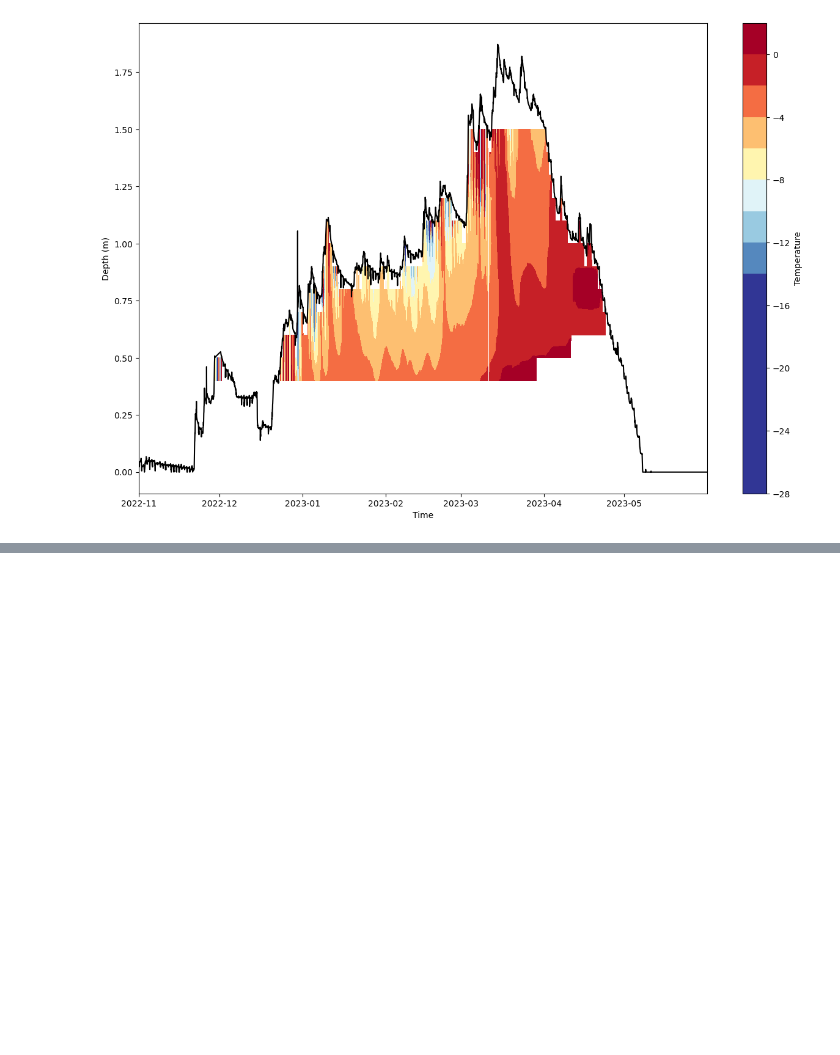
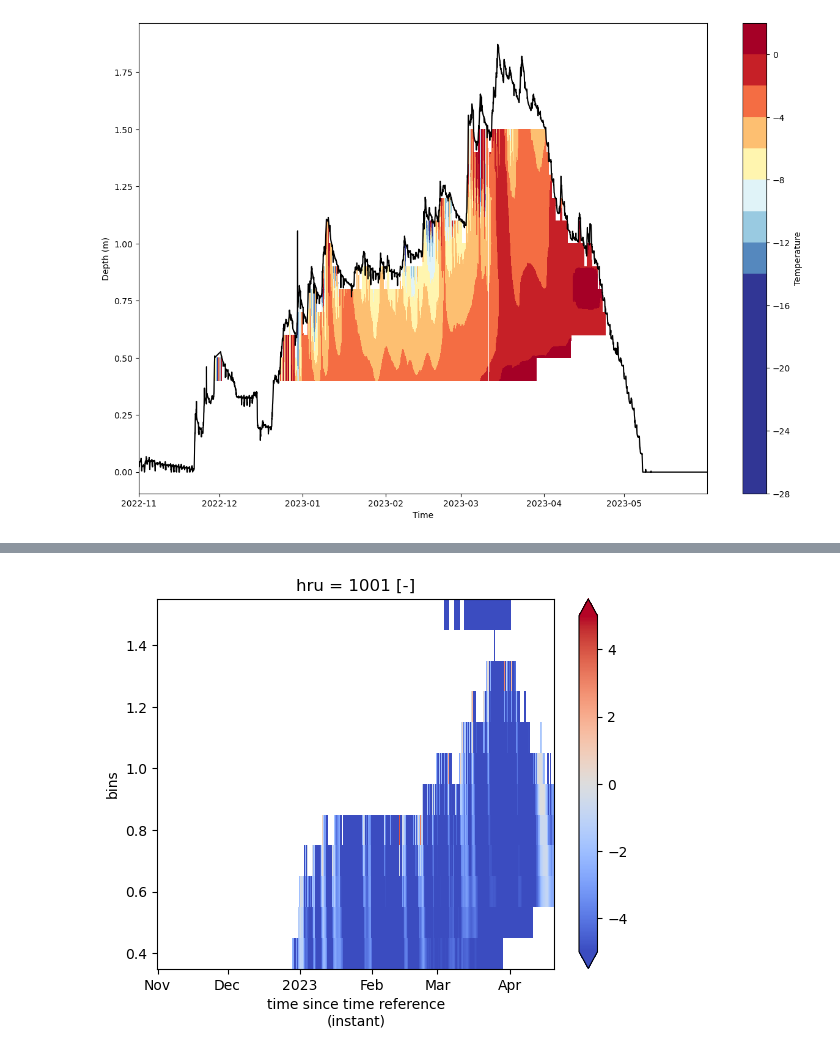
Before and after one commit to clinton-alden/summa, a Jupyter notebook: analysis/kettle_ponds/temp_plot.ipynb, the cells around one changed output, grey strips where cells are left out. Cells and saved outputs as stored; diff of their text form; code cells hidden in the pictures; blank space fills up the shorter version.

```diff
--- a/analysis/kettle_ponds/temp_plot.ipynb
+++ b/analysis/kettle_ponds/temp_plot.ipynb
@@ -226,0 +323,10 @@ ValueError: Variable 'dim_1': Could not convert tuple of form (dims, data[, attr
+# %%
+# Assuming `da1` and `da2` are your DataArrays
+summa_temps_aligned, da_aligned = xr.align(summa_temps, da, join='inner')
+
+difference = summa_temps_aligned - da_aligned
+# %%
+difference.plot(x='time', y='bins', cmap='coolwarm', vmin=-5, vmax=5)
+plt.show()
+# %% [output]
+[figure, added]
```
Also changed, not shown: parts of 9 cells of this notebook.
